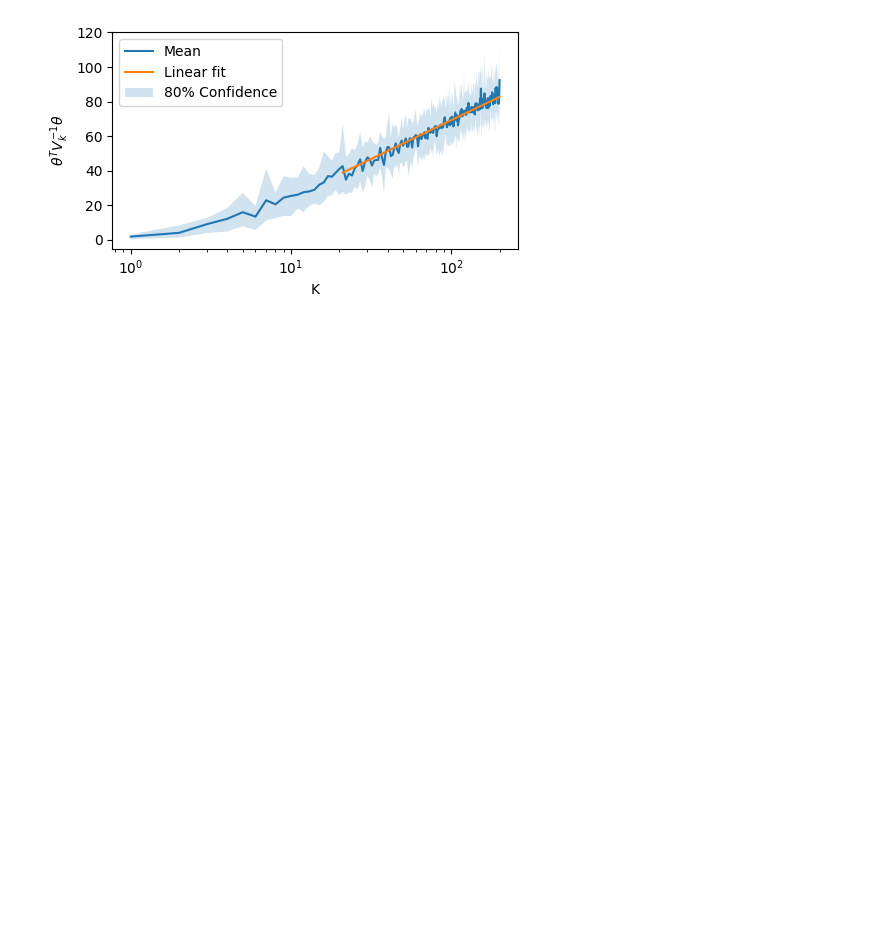
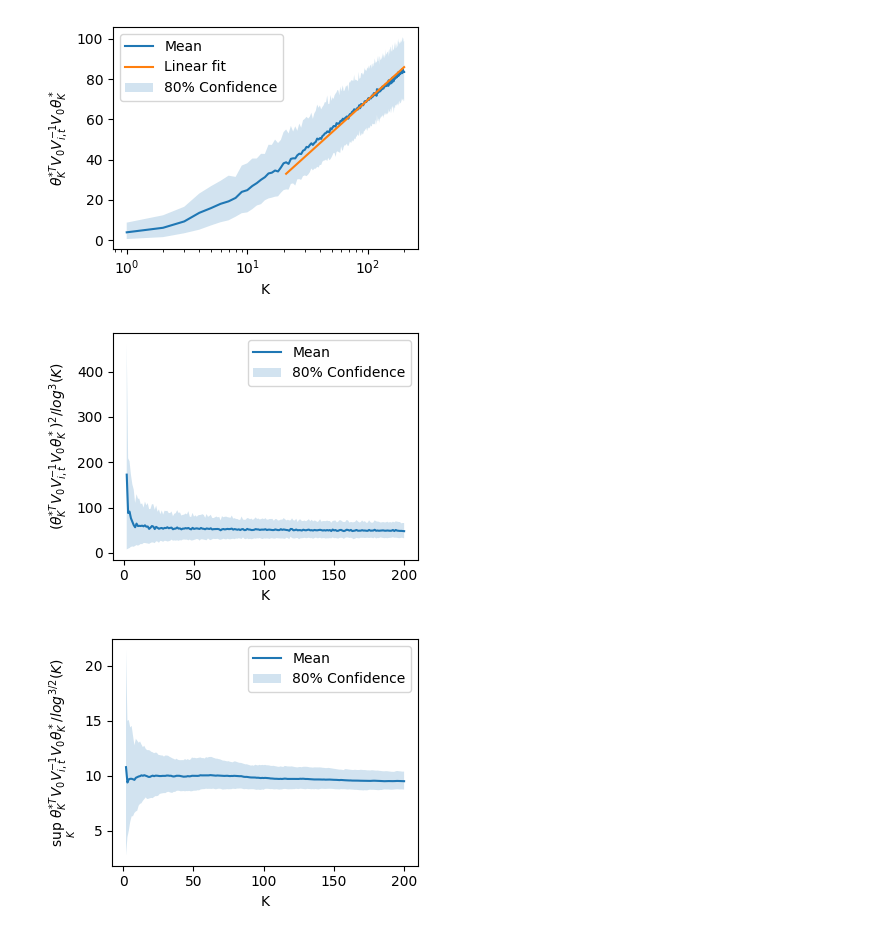
Before and after one commit to eastonhuch/RoME, a Jupyter notebook: simulations/theta-star-sim.ipynb, the cells around one changed output. Drawn from its saved outputs; the diff is of its cells as text; code cells hidden in the pictures; blank space fills up the shorter version.

```diff
--- a/simulations/theta-star-sim.ipynb
+++ b/simulations/theta-star-sim.ipynb
@@ -11,9 +12,9 @@ def chol_inv(x):
 # %%
 K = 200
 penalty = 1
-reps = 20
+reps = 400
 qs_reps = np.zeros((reps, K))
-for i in range(reps):
+for i in tqdm(range(reps)):
     X = np.array([(1, 1)])
     X_new = X.copy()
     qs = np.zeros(K)
@@ -51,24 +52,59 @@ for i in range(reps):
         qs[k-1] = theta.T @ V0 @ Vki @ V0 @ theta
     qs_reps[i] = qs
 # %%
-fig, ax = plt.subplots(1, 1, figsize=(5,3))
+fig, ax = plt.subplots(1, 1, figsize=(4,3))
 qs_mean = qs_reps.mean(axis=0)
 qs_lower = np.percentile(qs_reps, 10, axis=0)
 qs_upper = np.percentile(qs_reps, 90, axis=0)
 lin_start = 20
 X_mod = np.ones((K-lin_start, 2))
 X_mod[:,1] = np.log(ks)[lin_start:]
 mod = sm.OLS(qs[lin_start:], X_mod).fit()
-plt.plot(ks, qs_reps.mean(axis=0), label="Mean")
+plt.plot(ks, qs_mean, label="Mean")
 plt.plot(ks[lin_start:], mod.fittedvalues, label="Linear fit")
 plt.fill_between(ks, qs_lower, qs_upper, alpha=0.2, label="80% Confidence")
 plt.legend()
 plt.xscale("log")
 plt.xlabel("K")
-plt.ylabel("$\\theta^T V_k^{-1} \\theta$")
+plt.ylabel("$\\theta_K^{*T} V_0 V_{i,t}^{-1} V_0 \\theta_K^*$")
 fig.tight_layout()
 fig.savefig("./figures/theta-star-sim-fig.pdf")
 fig.savefig("./figures/theta-star-sim-fig.png")
 plt.show()
+
+fig, ax = plt.subplots(1, 1, figsize=(4,3))
+ks2 = ks[1:]
+qs2_rep = qs_reps[:, 1:]**2 / np.log(ks2)**3
+qs2_mean = qs2_rep.mean(axis=0)
+qs2_lower = np.percentile(qs2_rep, 10, axis=0)
+qs2_upper = np.percentile(qs2_rep, 90, axis=0)
+
+plt.plot(ks2, qs2_mean, label="Mean")
+plt.fill_between(ks2, qs2_lower, qs2_upper, alpha=0.2, label="80% Confidence")
+plt.legend()
+plt.xlabel("K")
+plt.ylabel("$(\\theta_K^{*T} V_0 V_{i,t}^{-1} V_0 \\theta_K^*)^2 / log^3(K)$")
+fig.tight_layout()
+fig.savefig("./figures/theta-star-sim-fig2.pdf")
+fig.savefig("./figures/theta-star-sim-fig2.png")
+plt.show()
+
+fig, ax = plt.subplots(1, 1, figsize=(4,3))
+qs3_rep = np.maximum.accumulate(qs_reps[:, 1:], axis=1)  / np.log(ks2)**(3/2)
+qs3_mean = qs3_rep.mean(axis=0)
+qs3_lower = np.percentile(qs3_rep, 10, axis=0)
+qs3_upper = np.percentile(qs3_rep, 90, axis=0)
+
+plt.plot(ks2, qs3_mean, label="Mean")
+plt.fill_between(ks2, qs3_lower, qs3_upper, alpha=0.2, label="80% Confidence")
+plt.legend()
+plt.xlabel("K")
+plt.ylabel("$\sup_K\\ \\theta_K^{*T} V_0 V_{i,t}^{-1} V_0 \\theta_K^* / log^{3/2}(K)$")
+fig.tight_layout()
+fig.savefig("./figures/theta-star-sim-fig3.pdf")
+fig.savefig("./figures/theta-star-sim-fig3.png")
+plt.show()
 # %% [output]
-[figure, old version]
+[figure, new version]
+[figure, added]
+[figure, added]
```
Also changed, not shown: parts of 1 cell of this notebook.
